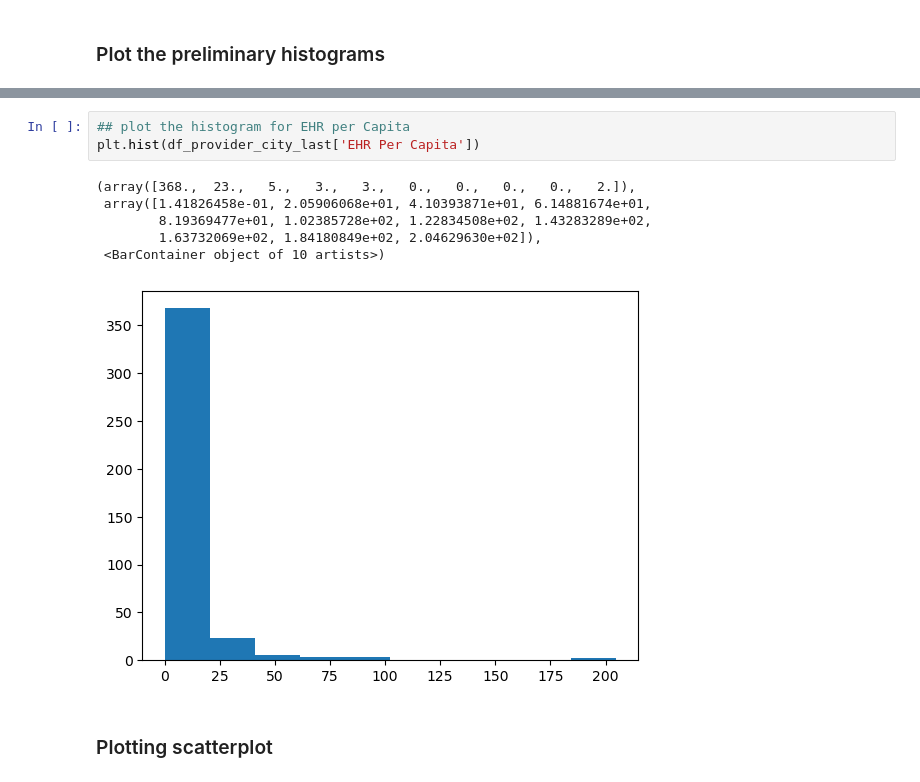
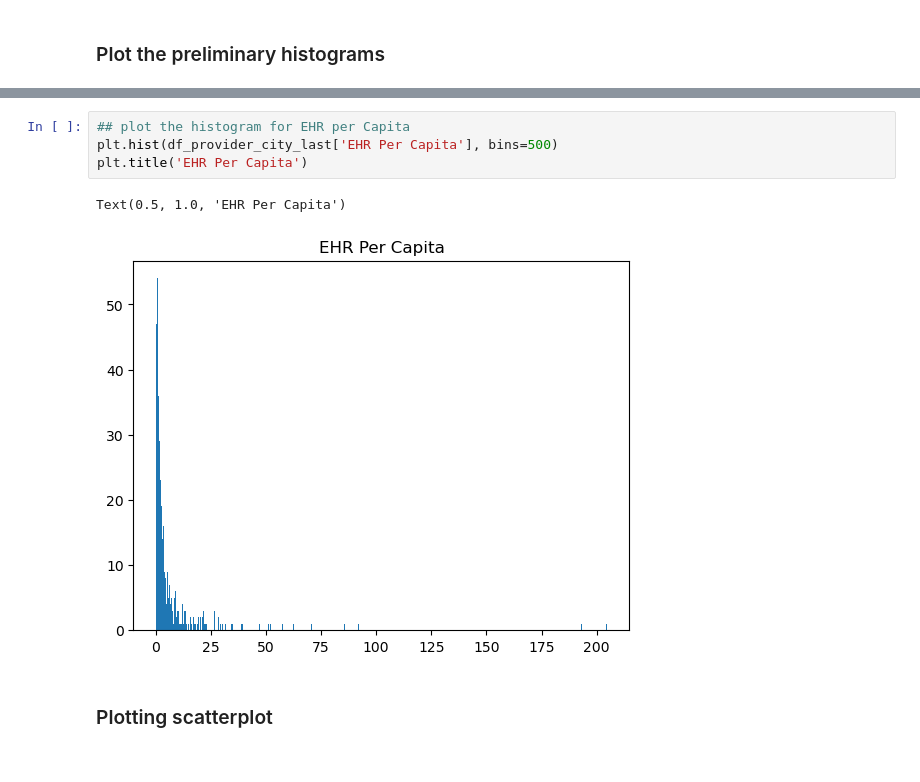
Before and after one commit to vicky-playground/EHR-GDP, a Jupyter notebook: city_comparison_code/EHR City Corrolation.ipynb, the cells around one changed output, grey strips where cells are left out. Saved outputs shown, nothing was run; the diff lists cells and outputs as text.

```diff
--- a/city_comparison_code/EHR City Corrolation.ipynb
+++ b/city_comparison_code/EHR City Corrolation.ipynb
@@ -173,13 +172,10 @@ plt.hist(df_provider_city_last['Expenditures Per Capita'])
 # %%
 ## plot the histogram for EHR per Capita
-plt.hist(df_provider_city_last['EHR Per Capita'])
+plt.hist(df_provider_city_last['EHR Per Capita'], bins=500)
+plt.title('EHR Per Capita')
 # %% [output]
-(array([368.,  23.,   5.,   3.,   3.,   0.,   0.,   0.,   0.,   2.]),
- array([1.41826458e-01, 2.05906068e+01, 4.10393871e+01, 6.14881674e+01,
-        8.19369477e+01, 1.02385728e+02, 1.22834508e+02, 1.43283289e+02,
-        1.63732069e+02, 1.84180849e+02, 2.04629630e+02]),
- <BarContainer object of 10 artists>)
+Text(0.5, 1.0, 'EHR Per Capita')
-[figure, old version]
+[figure, new version]
 # %% [markdown]
 ### Plotting scatterplot
 # %%
```
Also changed, not shown: parts of 17 cells of this notebook.
